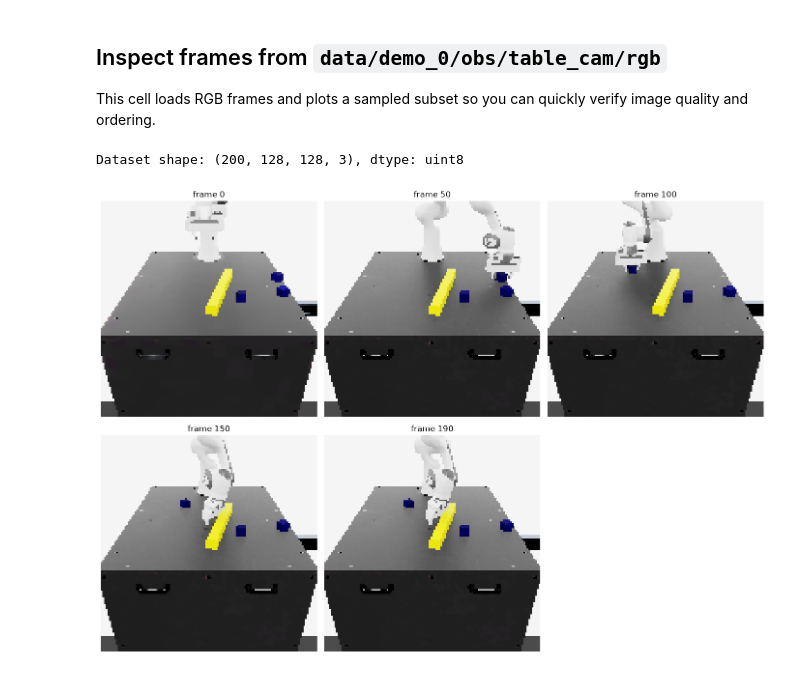
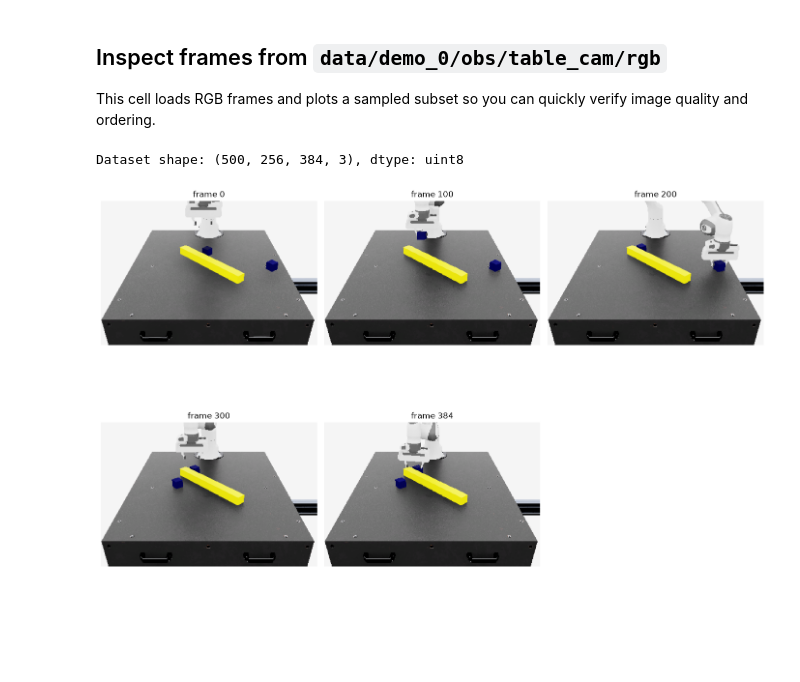
Before and after one commit to nardo7/era_bench, a Jupyter notebook: scripts/explore_dataset.ipynb, the cells around one changed output. Saved outputs shown, nothing was run; the diff lists cells and outputs as text; code cells hidden in the pictures; blank space fills up the shorter version.

Commit message:
mirror task works and done

```diff
--- a/scripts/explore_dataset.ipynb
+++ b/scripts/explore_dataset.ipynb
@@ -9,7 +9,7 @@ import os
 # %% [markdown]
 ## Load the dataset
 # %%
-dataset_path = os.path.join("..", "datasets", "mirror.hdf5_failed.hdf5")
+dataset_path = os.path.join("..", "datasets", "mirror.hdf5")
 print(f"Dataset path: {os.path.abspath(dataset_path)}")
 print(f"File exists: {os.path.exists(dataset_path)}")
 print(f"File size: {os.path.getsize(dataset_path) / 1e6:.2f} MB")
@@ -236,30 +236,30 @@ This cell loads RGB frames and plots a sampled subset so you can quickly verify
 # %%
 import matplotlib.pyplot as plt
 
 # Edit these frame indices to inspect different frames
-frame_indices = [0, 50, 100, 150, 190]
+frame_indices = [0, 100, 200, 300, 384]
 demo = 0
 with h5py.File(dataset_path, "r") as f:
     rgb = f[f"data/demo_{demo}/obs/table_cam"]
     print(f"Dataset shape: {rgb.shape}, dtype: {rgb.dtype}")
 
     frames = rgb[()]
 
     cols = 3
     rows = int(np.ceil(len(frame_indices) / cols))
     fig, axes = plt.subplots(rows, cols, figsize=(14, 10))
     axes = np.array(axes).reshape(-1)
 
     for ax_i, idx in enumerate(frame_indices):
         axes[ax_i].imshow(frames[idx])
         axes[ax_i].set_title(f"frame {idx}", fontsize=12)
         axes[ax_i].axis("off")
 
     for ax_i in range(len(frame_indices), len(axes)):
         axes[ax_i].axis("off")
 
     plt.tight_layout()
     plt.show()
 # %% [output]
-Dataset shape: (200, 128, 128, 3), dtype: uint8
+Dataset shape: (500, 256, 384, 3), dtype: uint8
-[figure, old version]
+[figure, new version]
```
Also changed, not shown: parts of 3 cells of this notebook, 6 other files.
